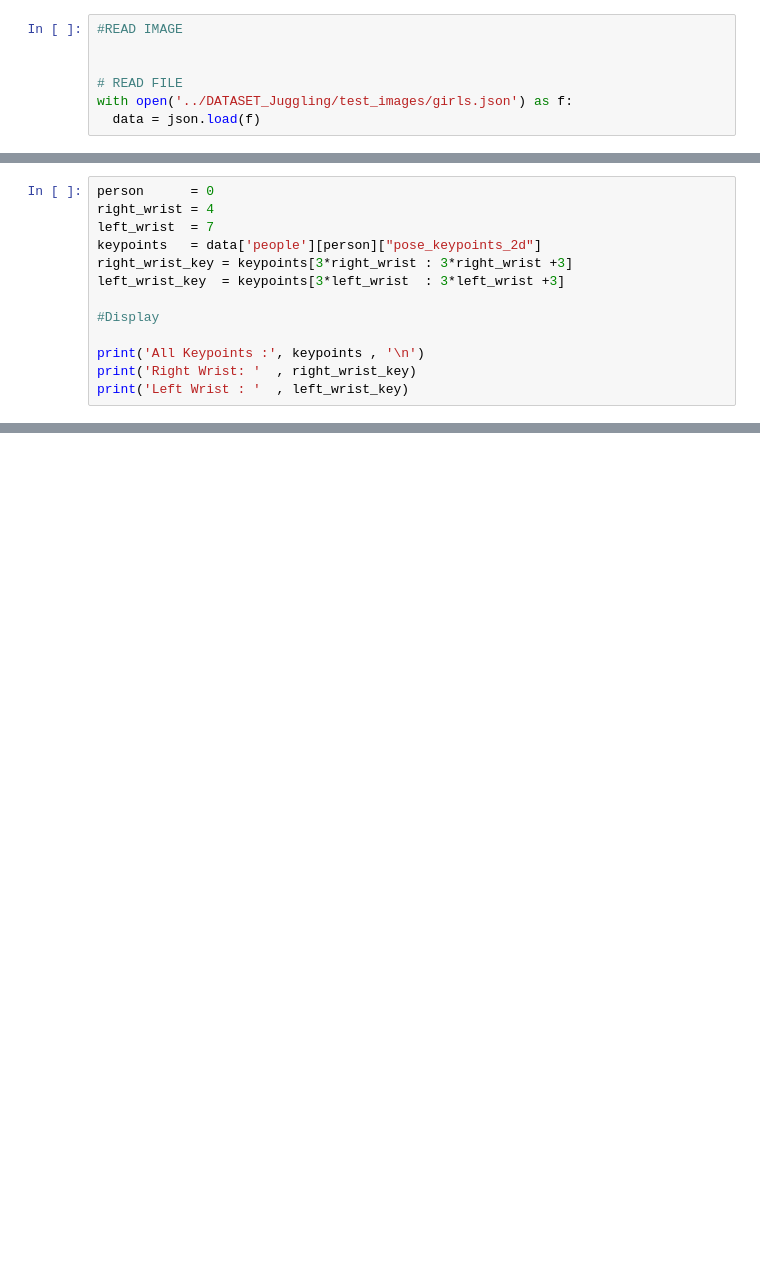
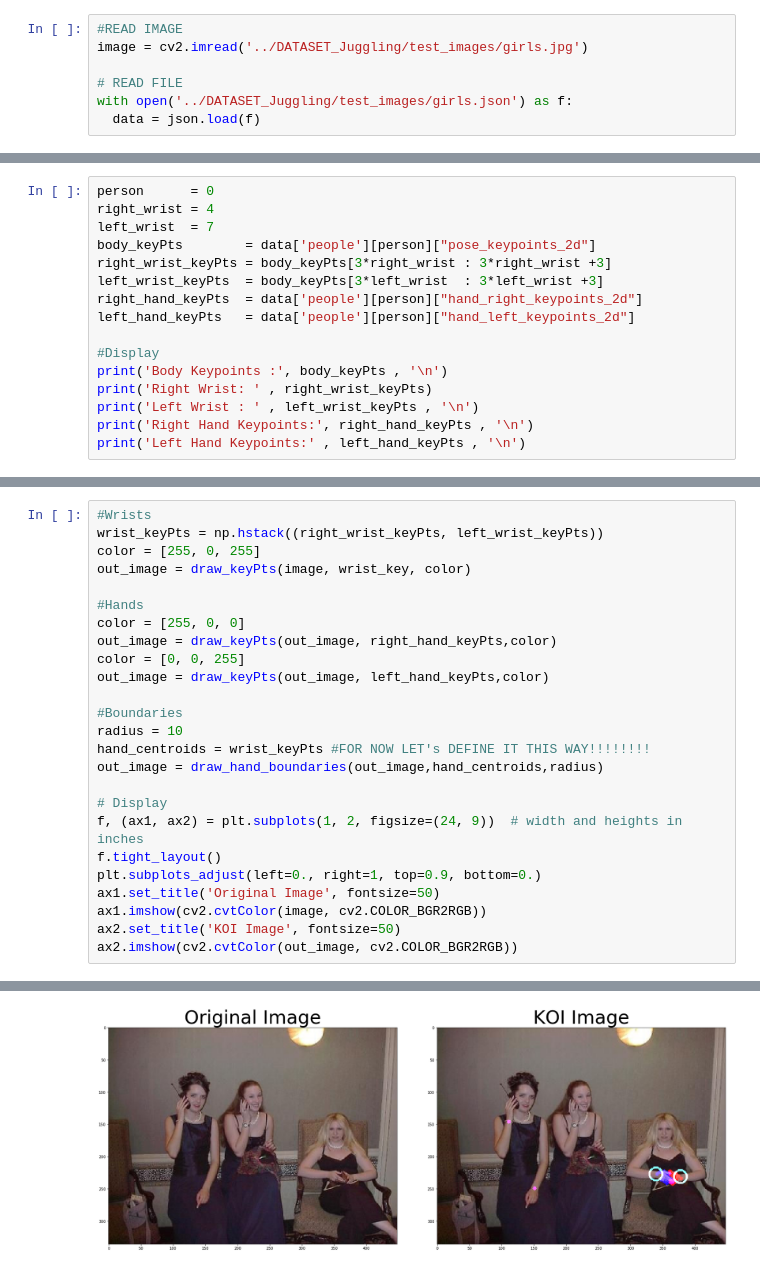
Before and after one commit to laygond/DisneyJuggling, a Jupyter notebook: JSON_Draw.ipynb, the cells around one changed output, grey strips where cells are left out. Cells and saved outputs as stored; diff of their text form; blank space fills up the shorter version.

Commit message:
:sparkles: JSON Reader for OpenPose

```diff
--- a/JSON_Draw.ipynb
+++ b/JSON_Draw.ipynb
@@ -4,6 +22,6 @@ import json
 # %%
 #READ IMAGE
-
+image = cv2.imread('../DATASET_Juggling/test_images/girls.jpg')
 
 # READ FILE
 with open('../DATASET_Juggling/test_images/girls.json') as f:
@@ -37,13 +56,16 @@ Therefore every three values represents a new body part. Based on the 15 keypoin
 person      = 0
 right_wrist = 4
 left_wrist  = 7
-keypoints   = data['people'][person]["pose_keypoints_2d"]
-right_wrist_key = keypoints[3*right_wrist : 3*right_wrist +3]
-left_wrist_key  = keypoints[3*left_wrist  : 3*left_wrist +3]
+body_keyPts        = data['people'][person]["pose_keypoints_2d"]
+right_wrist_keyPts = body_keyPts[3*right_wrist : 3*right_wrist +3]
+left_wrist_keyPts  = body_keyPts[3*left_wrist  : 3*left_wrist +3]
+right_hand_keyPts  = data['people'][person]["hand_right_keypoints_2d"]
+left_hand_keyPts   = data['people'][person]["hand_left_keypoints_2d"]
 
 #Display
-
-print('All Keypoints :', keypoints , '\n')
-print('Right Wrist: '  , right_wrist_key)
-print('Left Wrist : '  , left_wrist_key)
+print('Body Keypoints :', body_keyPts , '\n')
+print('Right Wrist: ' , right_wrist_keyPts)
+print('Left Wrist : ' , left_wrist_keyPts , '\n')
+print('Right Hand Keypoints:', right_hand_keyPts , '\n')
+print('Left Hand Keypoints:' , left_hand_keyPts , '\n')
 # %% [output]
@@ -55,0 +123,26 @@ print(data)
+# %%
+#Wrists
+wrist_keyPts = np.hstack((right_wrist_keyPts, left_wrist_keyPts))
+color = [255, 0, 255]
+out_image = draw_keyPts(image, wrist_key, color)
+
+#Hands
+color = [255, 0, 0]
+out_image = draw_keyPts(out_image, right_hand_keyPts,color)
+color = [0, 0, 255]
+out_image = draw_keyPts(out_image, left_hand_keyPts,color)
+
+#Boundaries
+radius = 10
+hand_centroids = wrist_keyPts #FOR NOW LET's DEFINE IT THIS WAY!!!!!!!!
+out_image = draw_hand_boundaries(out_image,hand_centroids,radius)
+
+# Display
+f, (ax1, ax2) = plt.subplots(1, 2, figsize=(24, 9))  # width and heights in inches
+f.tight_layout()
+plt.subplots_adjust(left=0., right=1, top=0.9, bottom=0.)
+ax1.set_title('Original Image', fontsize=50)
+ax1.imshow(cv2.cvtColor(image, cv2.COLOR_BGR2RGB))
+ax2.set_title('KOI Image', fontsize=50)
+ax2.imshow(cv2.cvtColor(out_image, cv2.COLOR_BGR2RGB))
+# %% [output]
@@ -55,0 +150 @@ print(data)
+[figure, added]
```
Also changed, not shown: parts of 13 cells of this notebook, 1 other file.
